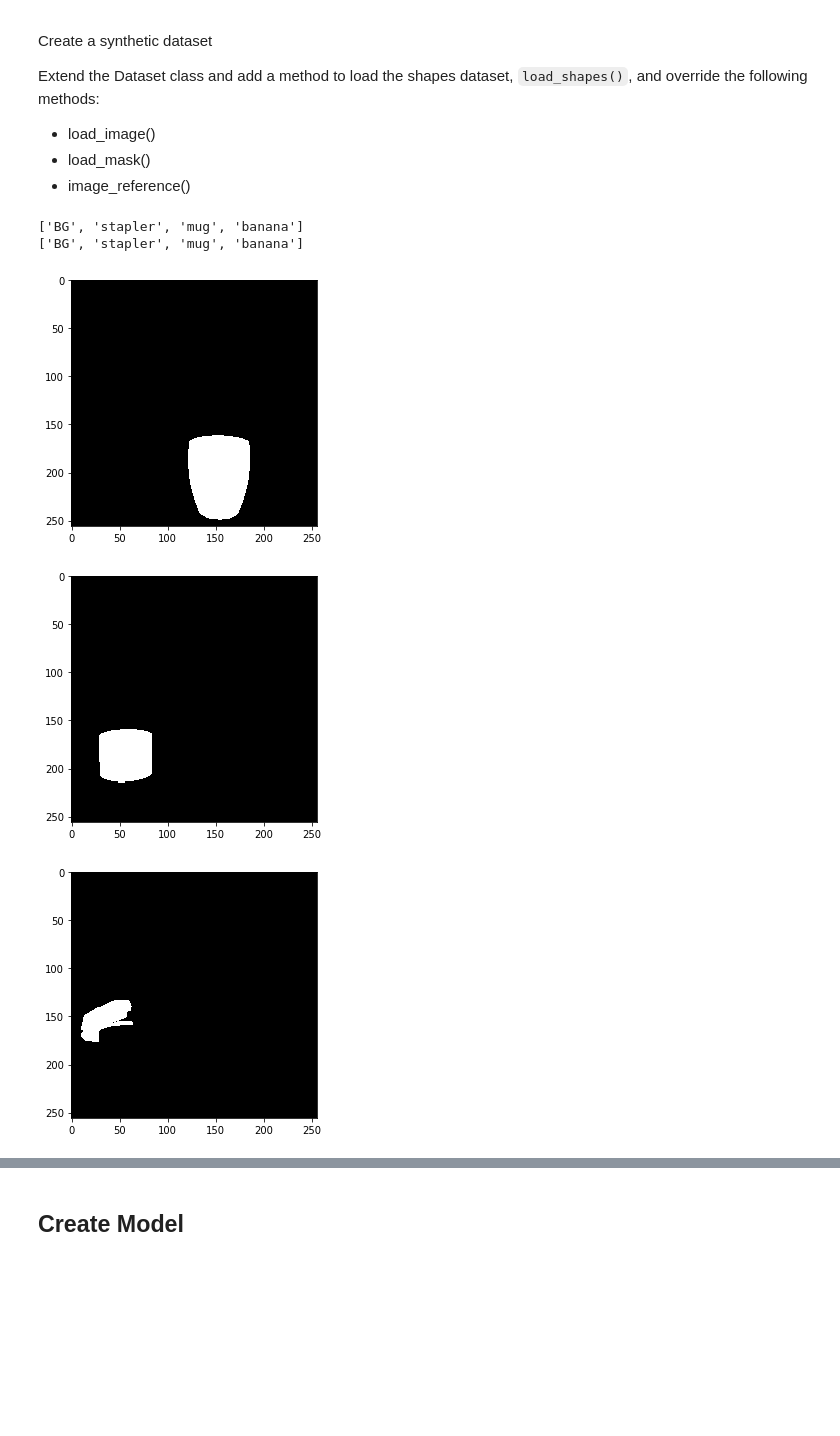
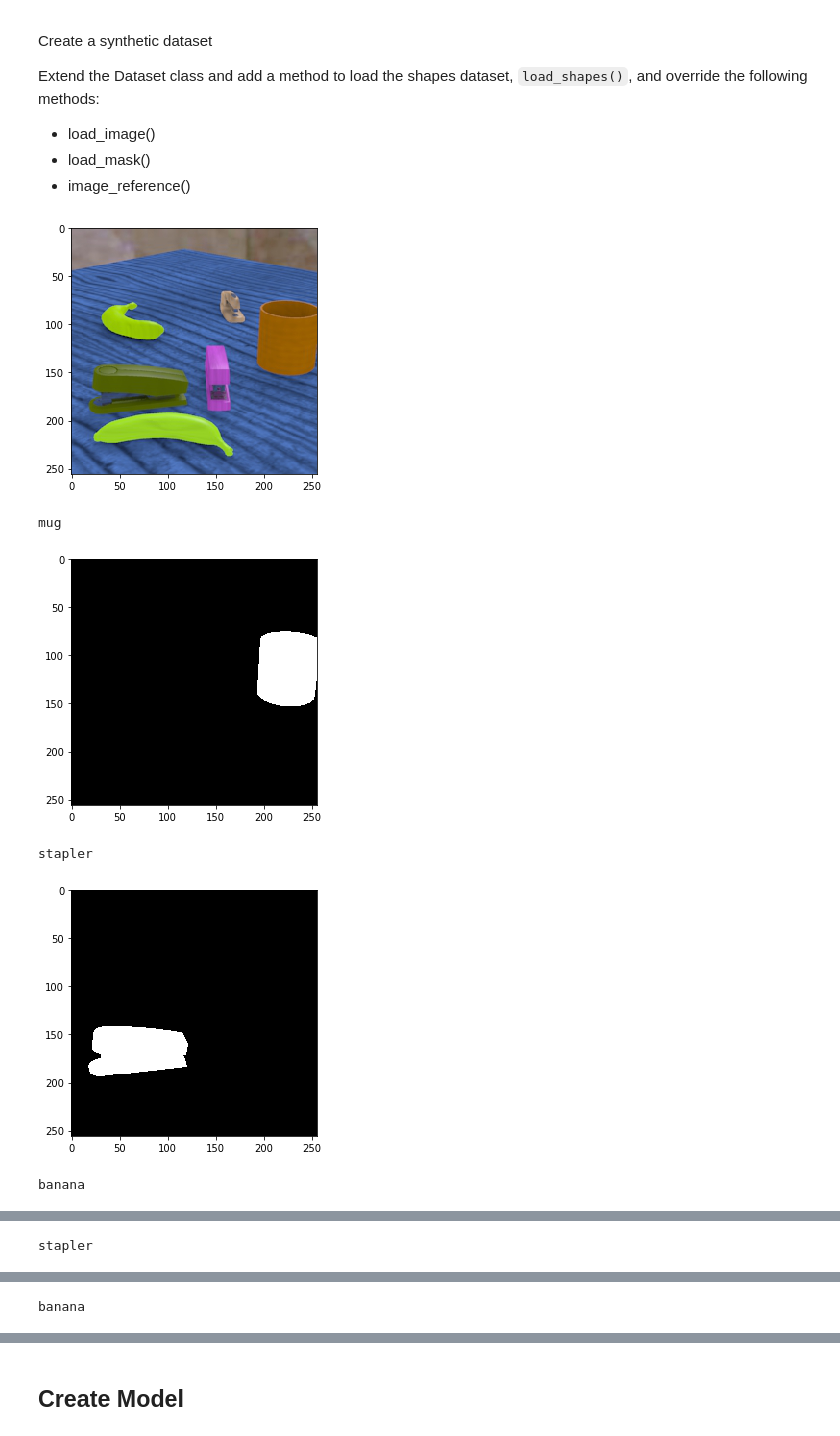
Before and after one commit to cianeastwood/Mask_RCNN, a Jupyter notebook: samples/indoorScenes/train_indoorScenes.ipynb, the cells around one changed output, grey strips where cells are left out. Drawn from its saved outputs; the diff is of its cells as text; code cells hidden in the pictures; blank space fills up the shorter version.

Commit message:
Trained notebook.

```diff
--- a/samples/indoorScenes/train_indoorScenes.ipynb
+++ b/samples/indoorScenes/train_indoorScenes.ipynb
@@ -225,15 +133,0 @@ class IndoorScenesDataset(utils.Dataset):
-# %%
-# Training dataset
-dataset_train = IndoorScenesDataset()
-dataset_train.load_indoorScenes(DATASET_DIR, "train")
-dataset_train.prepare()
-print(dataset_train.class_names)
-
-# Validation dataset
-dataset_val = IndoorScenesDataset()
-dataset_val.load_indoorScenes(DATASET_DIR, "val")
-dataset_val.prepare()
-print(dataset_val.class_names)
-# %% [output]
-['BG', 'stapler', 'mug', 'banana']
-['BG', 'stapler', 'mug', 'banana']
@@ -240,13 +204,41 @@ print(dataset_val.class_names)
+# %%
+# Data prep
+img_dir = os.path.join(DATASET_DIR, "multi_v7", "images")
+dataset_size = len([name for name in os.listdir(img_dir)]) - 11
+train_size = int(dataset_size * 0.8)
+val_size = int(dataset_size * 0.1)
+test_size = dataset_size - train_size - val_size
+rng = np.random.RandomState(SEED)
+perm_img_ids = rng.permutation(dataset_size)
+train_ids = perm_img_ids[list(range(train_size))]
+val_ids = perm_img_ids[list(range(train_size, train_size + val_size))]
+test_ids = perm_img_ids[list(range(train_size + val_size, dataset_size))]
+
+# Training dataset
+dataset_train = IndoorScenesDataset()
+dataset_train.load_indoorScenes(train_ids)
+dataset_train.prepare()
+
+# Validation dataset
+dataset_val = IndoorScenesDataset()
+dataset_val.load_indoorScenes(val_ids)
+dataset_val.prepare()
 # %%
 # Load and display masks of a single image
-image_id = 5
-image = dataset_train.load_image(image_id)
-mask, class_ids = dataset_train.load_mask(image_id)
+image_idx = rng.choice(dataset_train.image_ids, 1)[0]
+image = dataset_train.load_image(image_idx)
+mask, class_ids = dataset_train.load_mask(image_idx)
 masks = [mask[:, :, i] for i in range(5)]
-for m in masks:
+skimage.io.imshow(image)
+plt.show()
+for i,m in enumerate(masks):
+    print(dataset_train.class_names[class_ids[i]])
     skimage.io.imshow(m)
     plt.show()
 # %% [output]
-[figure, old version]
+[figure, new version]
+mug
-[figure, old version]
+[figure, new version]
+stapler
-[figure, old version]
+[figure, new version]
+banana
@@ -253,0 +246 @@ for m in masks:
+stapler
@@ -254,0 +248 @@ for m in masks:
+banana
```
Also changed, not shown: parts of 14 cells of this notebook.
